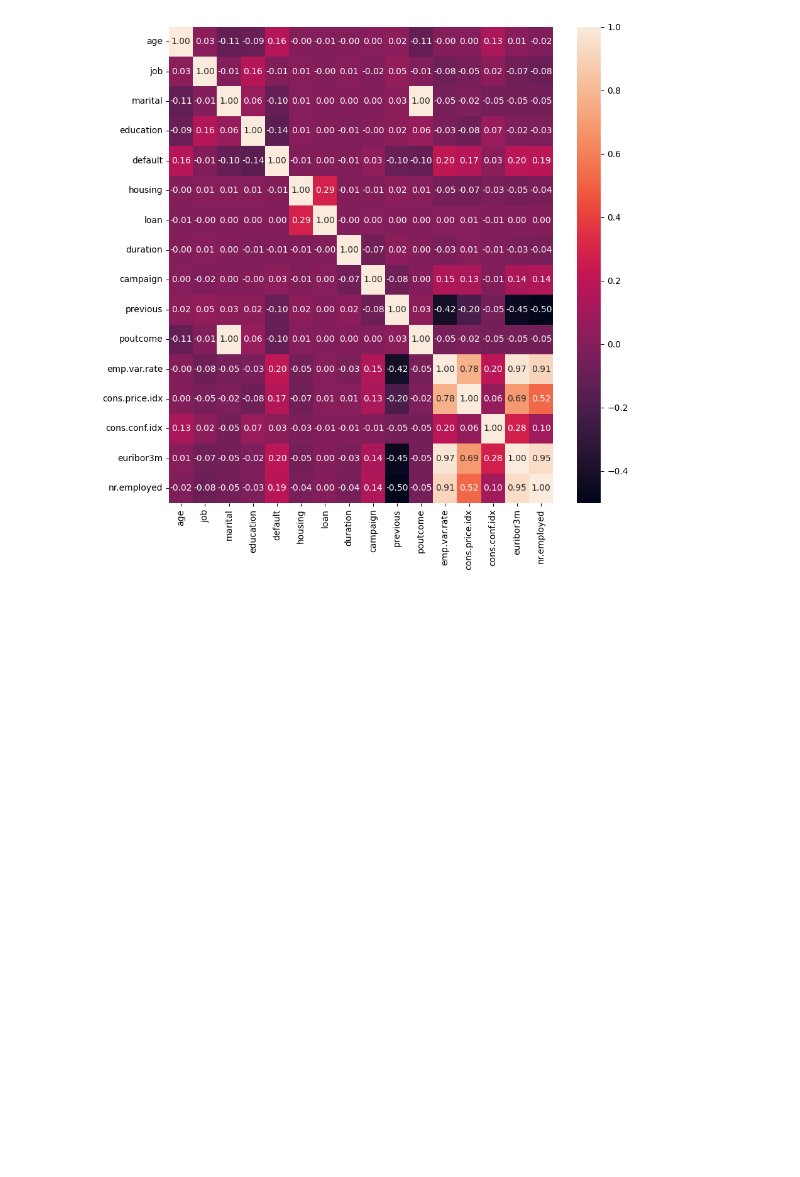
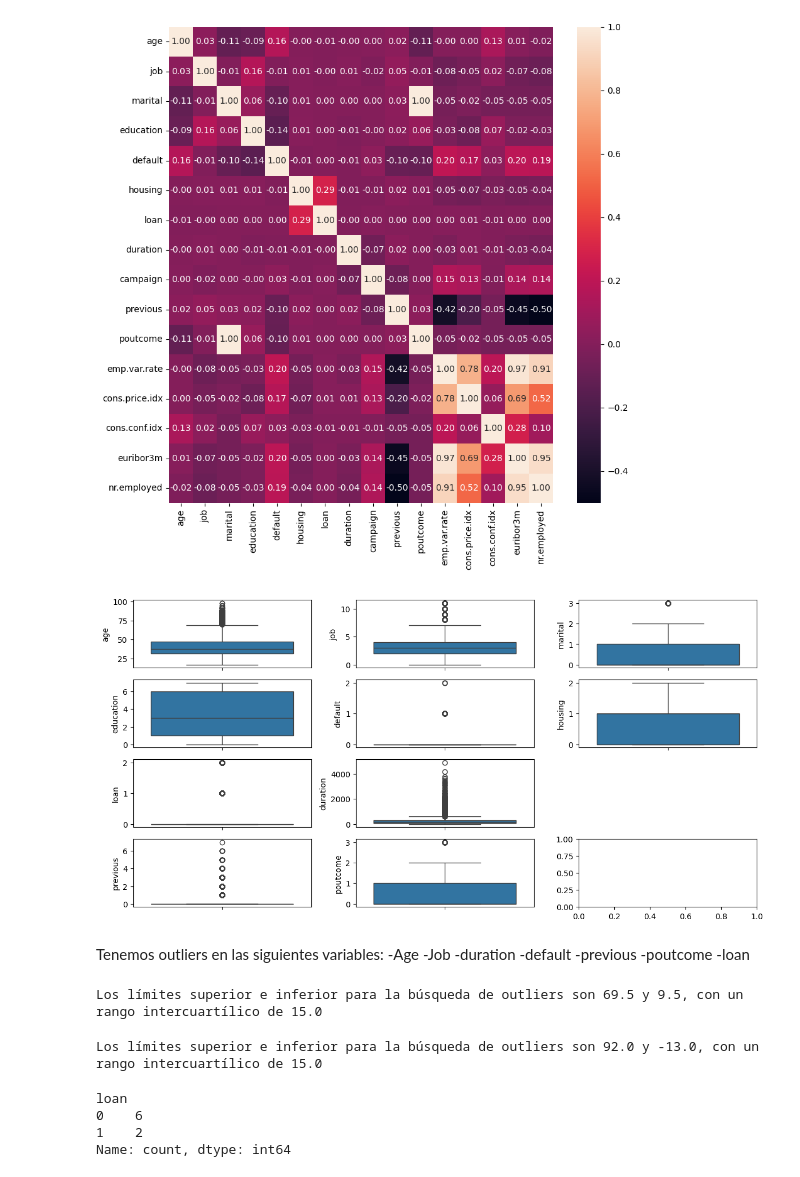
Before and after one commit to Adrian-Mas/Ejercicio_ML, a Jupyter notebook: src/explore.ipynb, the cells around one changed output. Saved outputs shown, nothing was run; the diff lists cells and outputs as text; code cells hidden in the pictures; blank space fills up the shorter version.

```diff
--- a/src/explore.ipynb
+++ b/src/explore.ipynb
@@ -260,3 +260,72 @@ plt.tight_layout()
 plt.show()
 # %% [output]
 [figure]
+# %%
+#Valores atípicos
+df.describe()
+
+
+
+fig, axis = plt.subplots(4, 3, figsize = (12, 6))
+
+sns.boxplot(ax = axis[0, 0], data = df, y = "age")
+sns.boxplot(ax = axis[0, 1], data = df, y = "job")
+sns.boxplot(ax = axis[0, 2], data = df, y = "marital")
+sns.boxplot(ax = axis[1, 0], data = df, y = "education")
+sns.boxplot(ax = axis[1, 1], data = df, y = "default")
+sns.boxplot(ax = axis[1, 2], data = df, y = "housing")
+sns.boxplot(ax = axis[2, 0], data = df, y = "loan")
+sns.boxplot(ax = axis[2, 1], data = df, y = "duration")
+sns.boxplot(ax = axis[2, 2], data = df, y = "campaign")
+sns.boxplot(ax = axis[3, 0], data = df, y = "previous")
+sns.boxplot(ax = axis[3, 1], data = df, y = "poutcome")
+
+
+fig.delaxes(axis[2, 2])
+plt.tight_layout()
+
+plt.show()
+# %% [output]
+[figure, added]
+# %% [markdown]
+Tenemos outliers en las siguientes variables:
+    -Age
+    -Job
+    -duration
+    -default
+    -previous
+    -poutcome
+    -loan
+# %%
+#AGE
+
+# Calcular el primer cuartil (Q1) y el tercer cuartil (Q3)
+Q1 = df['age'].quantile(0.25)
+Q3 = df['age'].quantile(0.75)
+IQR = Q3 - Q1
+
+# Definir los límites inferior y superior
+lower_limit = Q1 - 1.5 * IQR
+upper_limit = Q3 + 1.5 * IQR
+
+print(f"Los límites superior e inferior para la búsqueda de outliers son {round(upper_limit, 2)} y {round(lower_limit, 2)}, con un rango intercuartílico de {round(IQR, 2)}")
+# %% [output]
+Los límites superior e inferior para la búsqueda de outliers son 69.5 y 9.5, con un rango intercuartílico de 15.0
+# %%
+# Definir los límites inferior y superior
+lower_limit = Q1 - 3 * IQR
+upper_limit = Q3 + 3 * IQR
+
+print(f"Los límites superior e inferior para la búsqueda de outliers son {round(upper_limit, 2)} y {round(lower_limit, 2)}, con un rango intercuartílico de {round(IQR, 2)}")
+# %% [output]
+Los límites superior e inferior para la búsqueda de outliers son 92.0 y -13.0, con un rango intercuartílico de 15.0
+# %%
+age_altos = df[df["age"] >= 92]
+age_altos
+
+age_altos.loan.value_counts()
+# %% [output]
+loan
+0    6
+1    2
+Name: count, dtype: int64
```
Also changed, not shown: parts of 3 cells of this notebook.
